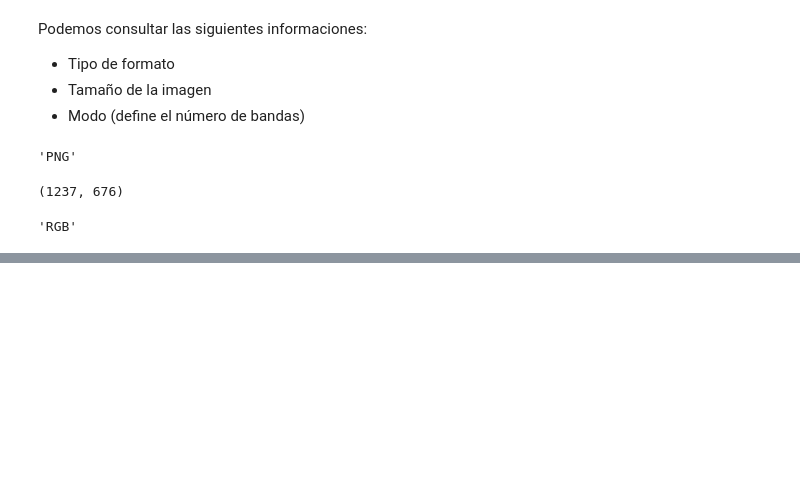
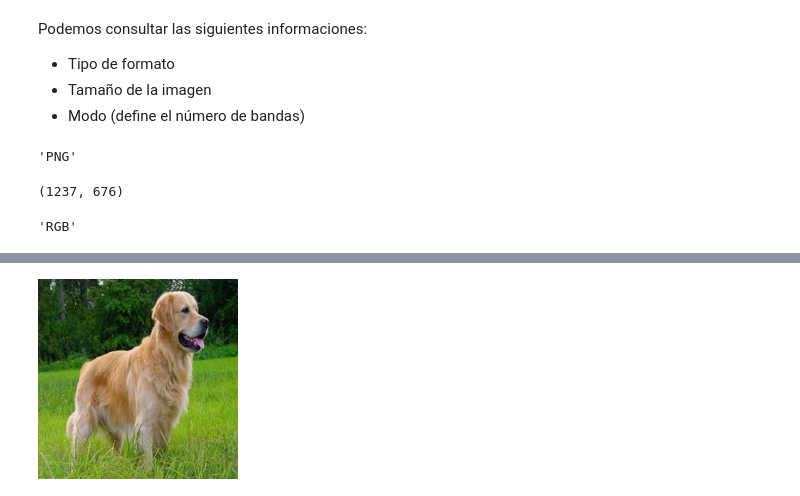
Before and after one commit to GbrlOl/programacion-2, a Jupyter notebook: clases/python/clase_8_pil_and_opencv.ipynb, the cells around one changed output, grey strips where cells are left out. Drawn from its saved outputs; the diff is of its cells as text; code cells hidden in the pictures; blank space fills up the shorter version.

```diff
--- a/clases/python/clase_8_pil_and_opencv.ipynb
+++ b/clases/python/clase_8_pil_and_opencv.ipynb
@@ -60,0 +71,5 @@ img.mode
+# %%
+new_image = img.resize((200,200))
+new_image
+# %% [output]
+[figure, added]
```
Also changed, not shown: parts of 23 cells of this notebook.
